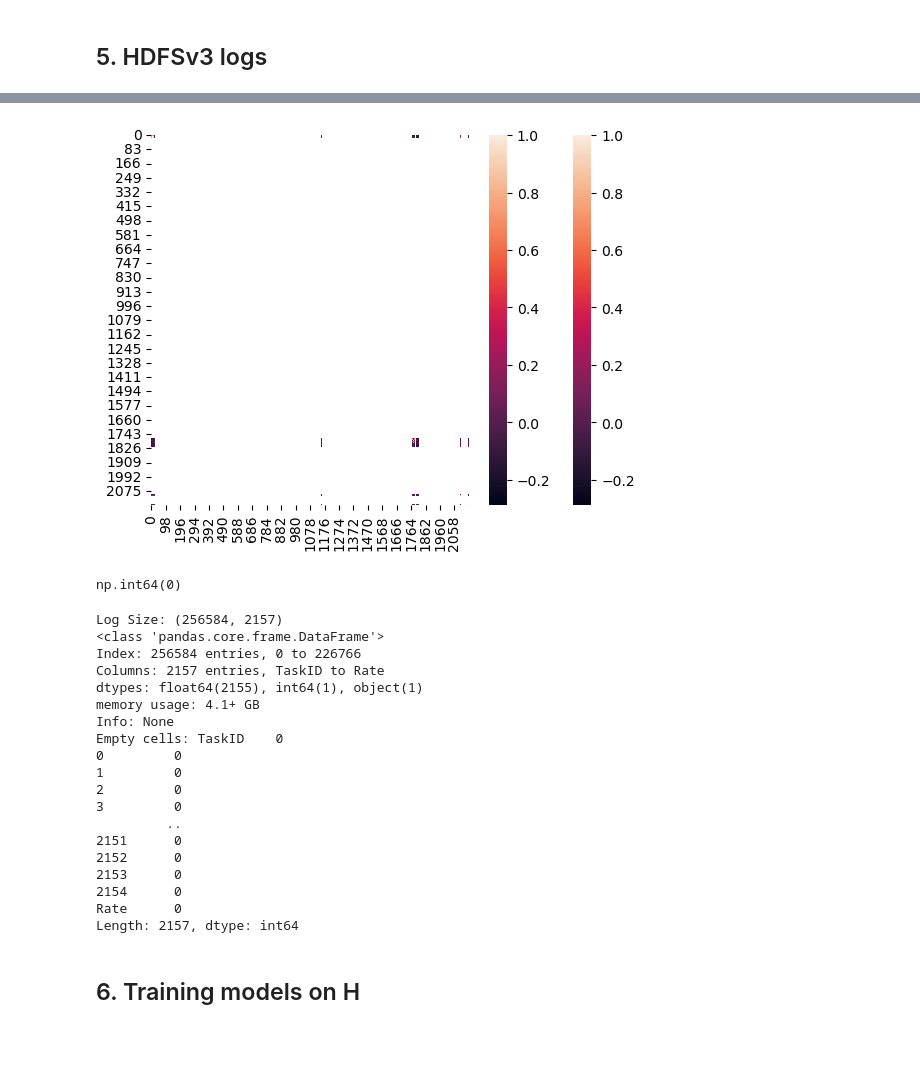
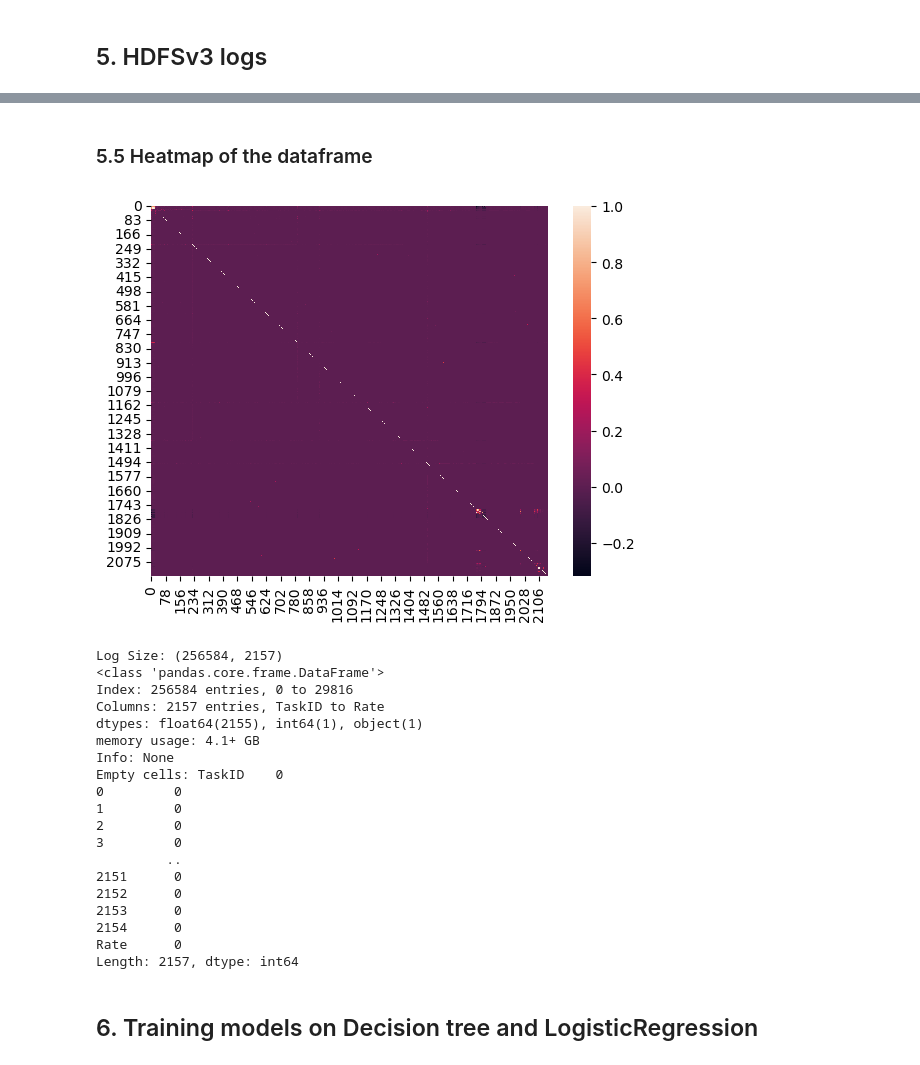
Before and after one commit to wyn-cmd/AITT-Assignment, a Jupyter notebook: LogPrep2.ipynb, the cells around one changed output, grey strips where cells are left out. Saved outputs shown, nothing was run; the diff lists cells and outputs as text; code cells hidden in the pictures.

```diff
--- a/LogPrep2.ipynb
+++ b/LogPrep2.ipynb
@@ -673,6 +861,7 @@ hdfs3_dfs[0].head()
 # %%
-# hdfs3_dfs[4].columns = ['TaskID'] + hdfs3_dfs[0]['1'].tolist()
-mapping_dict = dict(zip(hdfs3_dfs[0].iloc[:, 0], hdfs3_dfs[0].iloc[:, 1]))
+# Renaming the columns to match those found in
+mapping_dict = dict(zip(rule_df.iloc[:, 0], rule_df.iloc[:, 1]))
 
-hdfs3_dfs[4].rename(columns=mapping_dict, inplace=True)
+norm_df.rename(columns=mapping_dict, inplace=True)
+fail_df.rename(columns=mapping_dict, inplace=True)
 # %%
@@ -697,0 +887,7 @@ print(hdfs3_dfs[4].shape)
+# %%
+# checking if there is any duplicates before actually merging the datasets
+print(pd.concat([norm_df,fail_df]).duplicated().sum())
+
+# assigning value to failed and normal events
+norm_df['Rate'] = 0
+fail_df['Rate'] = 1
@@ -697,0 +896,3 @@ print(hdfs3_dfs[4].shape)
+# %%
+# Merging the two datasets together
+sum_df = pd.concat([norm_df,fail_df])
@@ -698,5 +914,12 @@ print(hdfs3_dfs[4].shape)
+# %% [markdown]
+### 5.5 Heatmap of the dataframe
+# %%
+# Creating a correlation graph
+sum_corr = sum_df.corr(numeric_only=True)
+sum_corr.to_csv('matrix.csv')
+# Alternative, But might not be stable
 # %%
-sns.heatmap(hdfs3_dfs[4].corr(numeric_only=True))
+sns.heatmap(sum_corr)
 plt.show()
 # %% [output]
-[figure, old version]
+[figure, new version]
@@ -705,5 +925,0 @@ plt.show(
-# %%
-# no rows or values that are empty
-hdfs3_dfs[4].isna().sum().sum()
-# %% [output]
-np.int64(0)
@@ -719,12 +926,12 @@ total_logs = pd.concat([hdfs3_dfs[2], hdfs3_dfs[4]])
 # %%
-print('Log Size:',total_logs.shape)
+print('Log Size:',sum_df.shape)
 # print('Describe:',total_logs.describe()) # Unable to due to memory constraints
-print('Info:',total_logs.info())
-print('Empty cells:',total_logs.isna().sum())
+print('Info:',sum_df.info())
+print('Empty cells:',sum_df.isna().sum())
 # %% [output]
 Log Size: (256584, 2157)
 <class 'pandas.core.frame.DataFrame'>
-Index: 256584 entries, 0 to 226766
+Index: 256584 entries, 0 to 29816
 Columns: 2157 entries, TaskID to Rate
 dtypes: float64(2155), int64(1), object(1)
 memory usage: 4.1+ GB
@@ -742,7 +949,7 @@ Empty cells: TaskID    0
 Rate      0
 Length: 2157, dtype: int64
 # %% [markdown]
-## 6. Training models on H
+## 6. Training models on Decision tree and LogisticRegression
 # %%
 from sklearn.linear_model import LogisticRegression
 from sklearn.tree import DecisionTreeClassifier
```
Also changed, not shown: parts of 102 cells of this notebook.
